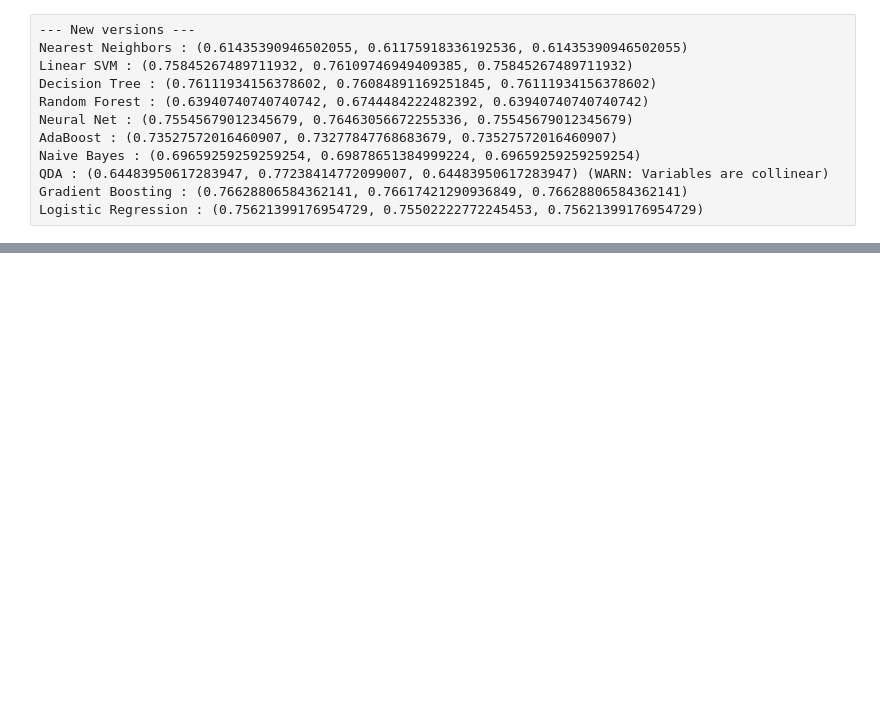
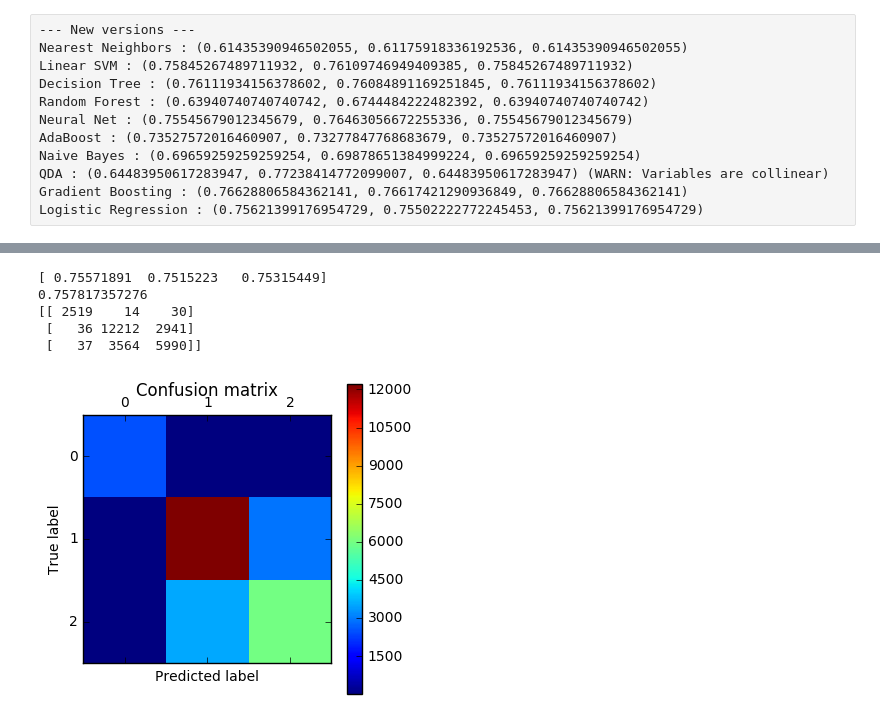
Before and after one commit to zreyn/nfl, a Jupyter notebook: notebooks/nfl-modeling.ipynb, the cells around one changed output, grey strips where cells are left out. Saved outputs shown, nothing was run; the diff lists cells and outputs as text; code cells hidden in the pictures; blank space fills up the shorter version.

```diff
--- a/notebooks/nfl-modeling.ipynb
+++ b/notebooks/nfl-modeling.ipynb
@@ -699,0 +799,25 @@ Logistic Regression : (0.75621399176954729, 0.75502222772245453, 0.7562139917695
+# %%
+columns_to_keep = [
+    'QUARTER',
+    'MINUTE',
+    'SECOND',
+    'DOWN',
+    'TOGO',
+    'YARDLINE',
+    'SCORINGMARGIN',
+    'ISTURF',
+    'UNDERROOF',
+    'ISATHOME',
+    #'TEMPERATURE',
+    #'HUMIDITY',
+    #'WINDSPEED',
+    'PLAY']
+# %%
+train_and_evaluate(columns_to_keep)
+# %% [output]
+[ 0.75571891  0.7515223   0.75315449]
+0.757817357276
+[[ 2519    14    30]
+ [   36 12212  2941]
+ [   37  3564  5990]]
+[figure, added]
```
Also changed, not shown: parts of 54 cells of this notebook, 7 other files.
